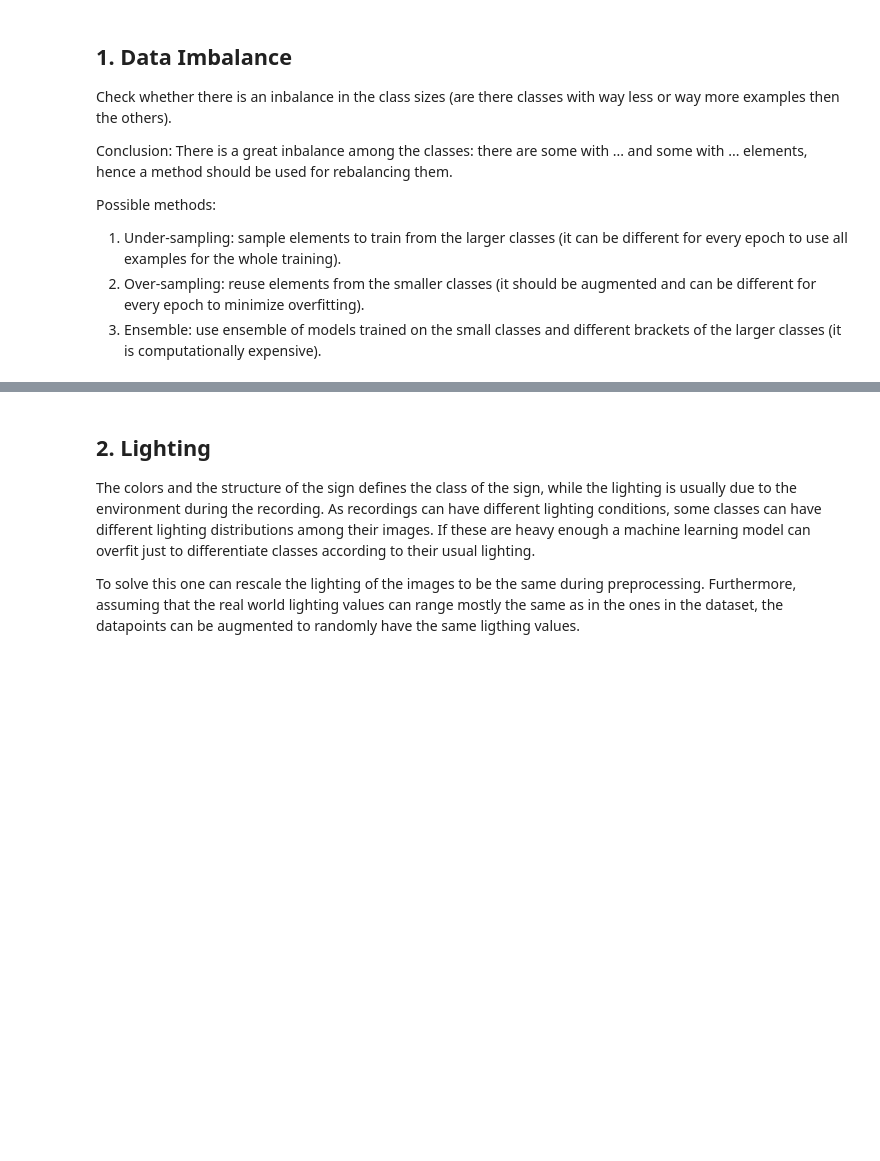
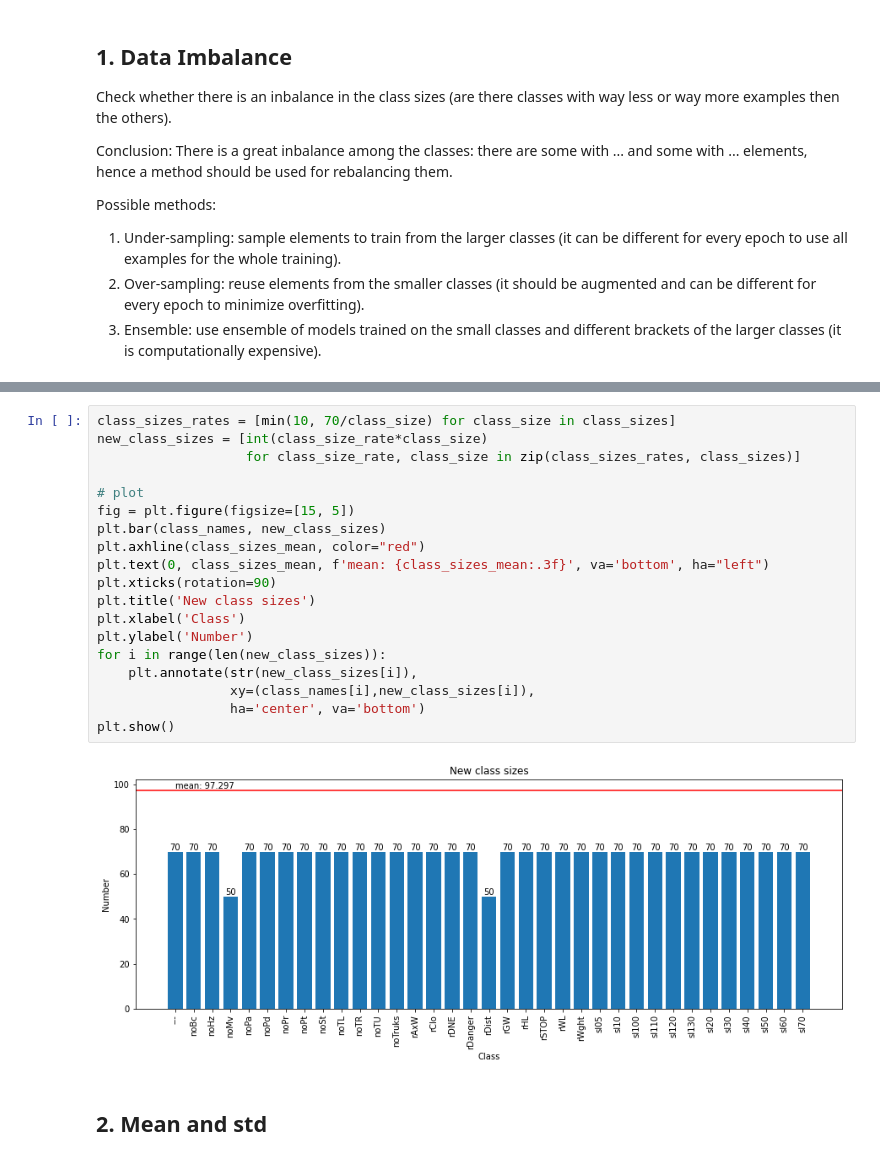
Before and after one commit to gregiberri/traffic_sign_recognition, a Jupyter notebook: notebooks/data_analysis.ipynb, the cells around one changed output, grey strips where cells are left out. Saved outputs shown, nothing was run; the diff lists cells and outputs as text; blank space fills up the shorter version.

```diff
--- a/notebooks/data_analysis.ipynb
+++ b/notebooks/data_analysis.ipynb
@@ -67,6 +73,23 @@ plt.show()
+# %%
+class_sizes_rates = [min(10, 70/class_size) for class_size in class_sizes]
+new_class_sizes = [int(class_size_rate*class_size)
+                   for class_size_rate, class_size in zip(class_sizes_rates, class_sizes)]
+
+# plot
+fig = plt.figure(figsize=[15, 5])
+plt.bar(class_names, new_class_sizes)
+plt.axhline(class_sizes_mean, color="red")
+plt.text(0, class_sizes_mean, f'mean: {class_sizes_mean:.3f}', va='bottom', ha="left")
+plt.xticks(rotation=90)
+plt.title('New class sizes')
+plt.xlabel('Class')
+plt.ylabel('Number')
+for i in range(len(new_class_sizes)):
+    plt.annotate(str(new_class_sizes[i]),
+                 xy=(class_names[i],new_class_sizes[i]),
+                 ha='center', va='bottom')
+plt.show()
+# %% [output]
+[figure, added]
 # %% [markdown]
-## 2. Lighting
-
-The colors and the structure of the sign defines the class of the sign, while the lighting is usually due to the environment during the recording. As recordings can have different lighting conditions, some classes can have different lighting distributions among their images. If these are heavy enough a machine learning model can overfit just to differentiate classes according to their usual lighting.
-
-To solve this one can rescale the lighting of the images to be the same during preprocessing. Furthermore, assuming that the real world lighting values can range mostly the same as in the ones in the dataset, the datapoints can be augmented to randomly have the same ligthing values.
+## 2. Mean and std
```
Also changed, not shown: parts of 3 cells of this notebook, 13 other files.
